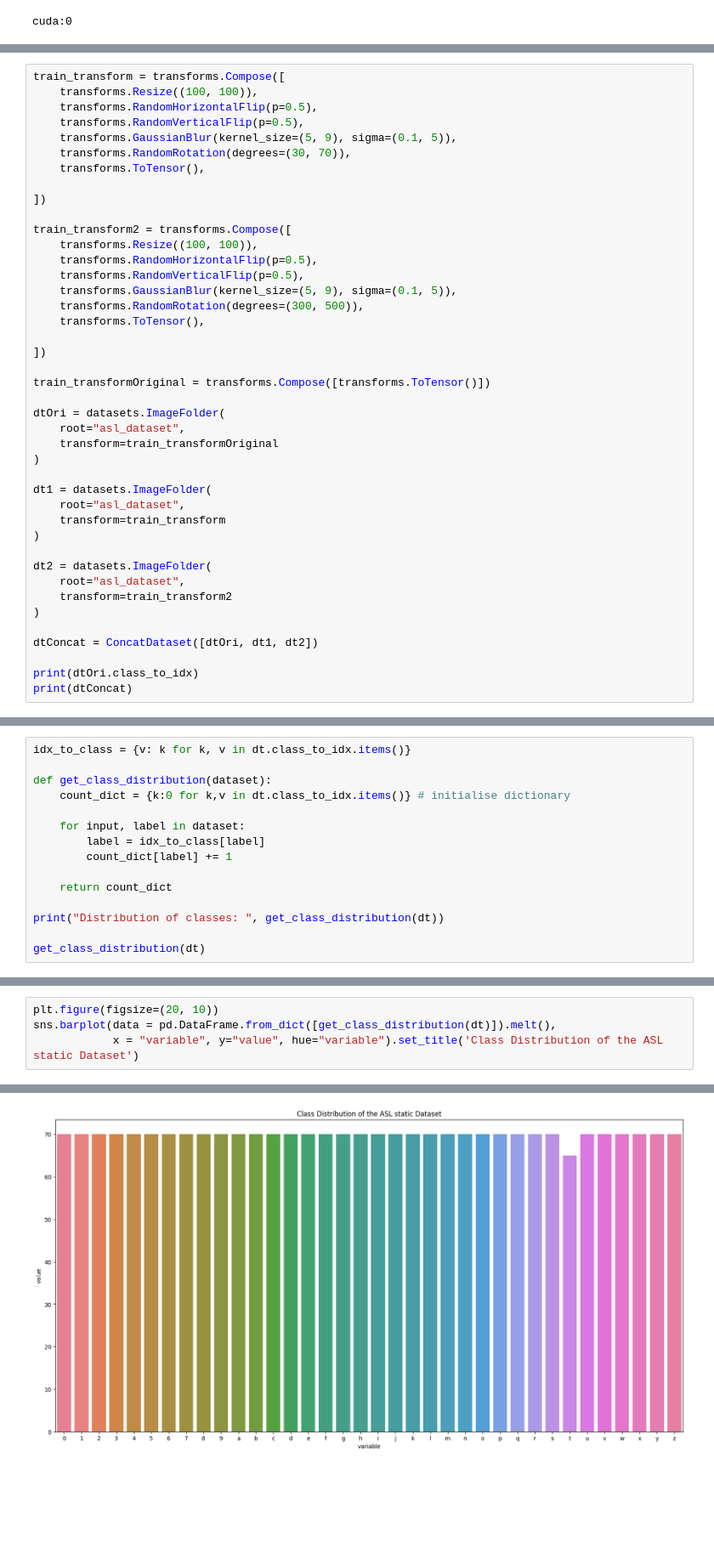
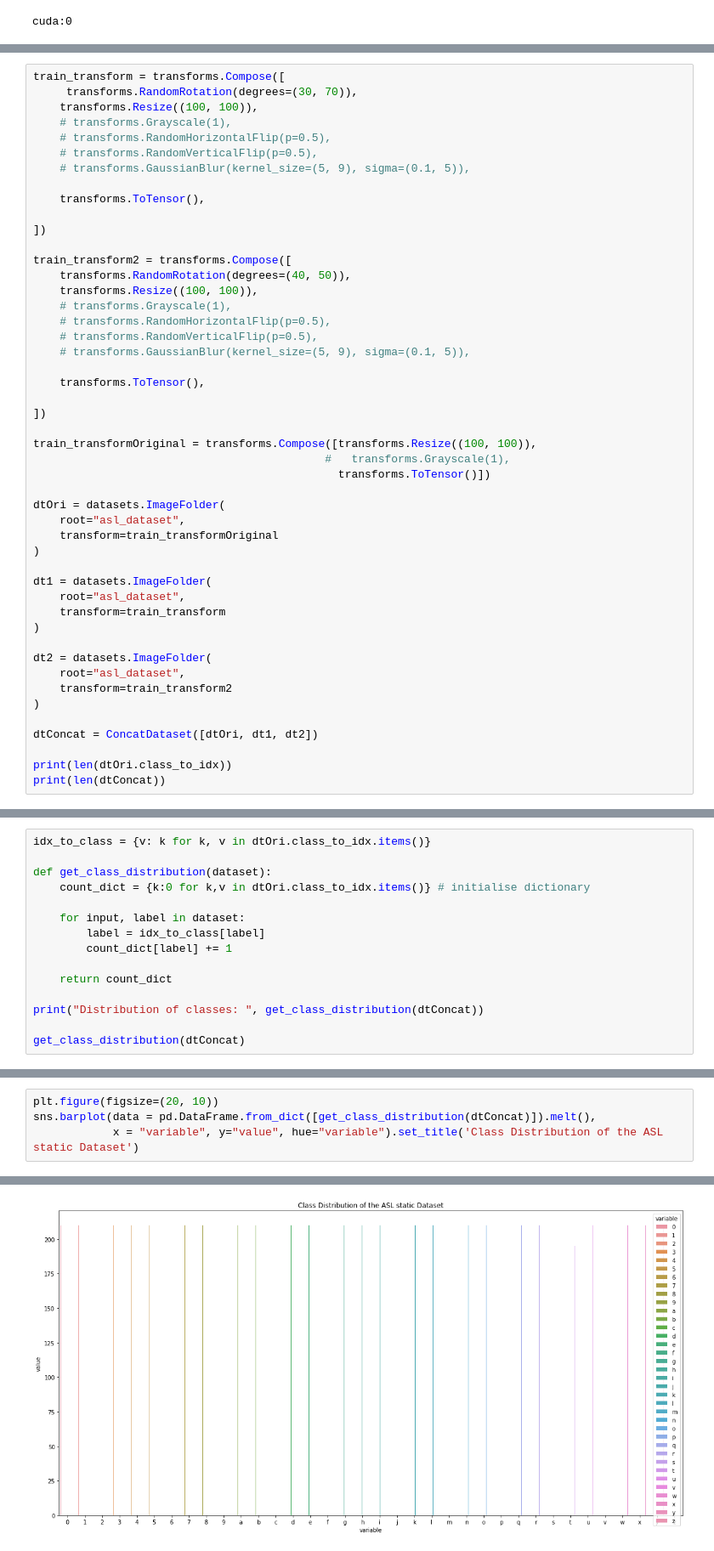
Before and after one commit to gustipangestu/code, a Jupyter notebook: detectTanganRGB.ipynb, the cells around one changed output, grey strips where cells are left out. Shown: that part at 85% size. Saved outputs shown, nothing was run; the diff lists cells and outputs as text; blank space fills up the shorter version.

```diff
--- a/detectTanganRGB.ipynb
+++ b/detectTanganRGB.ipynb
@@ -27,25 +134,31 @@ cuda:0
 # %%
 train_transform = transforms.Compose([
+     transforms.RandomRotation(degrees=(30, 70)),
     transforms.Resize((100, 100)),
-    transforms.RandomHorizontalFlip(p=0.5),
-    transforms.RandomVerticalFlip(p=0.5),
-    transforms.GaussianBlur(kernel_size=(5, 9), sigma=(0.1, 5)),
-    transforms.RandomRotation(degrees=(30, 70)),
+    # transforms.Grayscale(1),
+    # transforms.RandomHorizontalFlip(p=0.5),
+    # transforms.RandomVerticalFlip(p=0.5),
+    # transforms.GaussianBlur(kernel_size=(5, 9), sigma=(0.1, 5)),
+
     transforms.ToTensor(),
 
 ])
 
 train_transform2 = transforms.Compose([
+    transforms.RandomRotation(degrees=(40, 50)),
     transforms.Resize((100, 100)),
-    transforms.RandomHorizontalFlip(p=0.5),
-    transforms.RandomVerticalFlip(p=0.5),
-    transforms.GaussianBlur(kernel_size=(5, 9), sigma=(0.1, 5)),
-    transforms.RandomRotation(degrees=(300, 500)),
+    # transforms.Grayscale(1),
+    # transforms.RandomHorizontalFlip(p=0.5),
+    # transforms.RandomVerticalFlip(p=0.5),
+    # transforms.GaussianBlur(kernel_size=(5, 9), sigma=(0.1, 5)),
+
     transforms.ToTensor(),
 
 ])
 
-train_transformOriginal = transforms.Compose([transforms.ToTensor()])
+train_transformOriginal = transforms.Compose([transforms.Resize((100, 100)),
+                                            #   transforms.Grayscale(1),
+                                              transforms.ToTensor()])
 
 dtOri = datasets.ImageFolder(
     root="asl_dataset",
@@ -64,6 +177,6 @@ dt2 = datasets.ImageFolder(
 
 dtConcat = ConcatDataset([dtOri, dt1, dt2])
 
-print(dtOri.class_to_idx)
-print(dtConcat)
+print(len(dtOri.class_to_idx))
+print(len(dtConcat))
 # %% [output]
@@ -72,8 +185,8 @@ print(dtConcat)
 # %%
-idx_to_class = {v: k for k, v in dt.class_to_idx.items()}
+idx_to_class = {v: k for k, v in dtOri.class_to_idx.items()}
 
 def get_class_distribution(dataset):
-    count_dict = {k:0 for k,v in dt.class_to_idx.items()} # initialise dictionary
+    count_dict = {k:0 for k,v in dtOri.class_to_idx.items()} # initialise dictionary
 
     for input, label in dataset:
         label = idx_to_class[label]
@@ -81,7 +194,7 @@ def get_class_distribution(dataset):
 
     return count_dict
 
-print("Distribution of classes: ", get_class_distribution(dt))
+print("Distribution of classes: ", get_class_distribution(dtConcat))
 
-get_class_distribution(dt)
+get_class_distribution(dtConcat)
 # %% [output]
@@ -106,8 +219,8 @@ Distribution of classes:  {'0': 70, '1': 70, '2': 70, '3': 70, '4': 70, '5': 70,
 # %%
 plt.figure(figsize=(20, 10))
-sns.barplot(data = pd.DataFrame.from_dict([get_class_distribution(dt)]).melt(),
+sns.barplot(data = pd.DataFrame.from_dict([get_class_distribution(dtConcat)]).melt(),
             x = "variable", y="value", hue="variable").set_title('Class Distribution of the ASL static Dataset')
 # %% [output]
 Text(0.5, 1.0, 'Class Distribution of the ASL static Dataset')
-[figure, old version]
+[figure, new version]
 # %%
```
Also changed, not shown: parts of 17 cells of this notebook, 2 other files.
